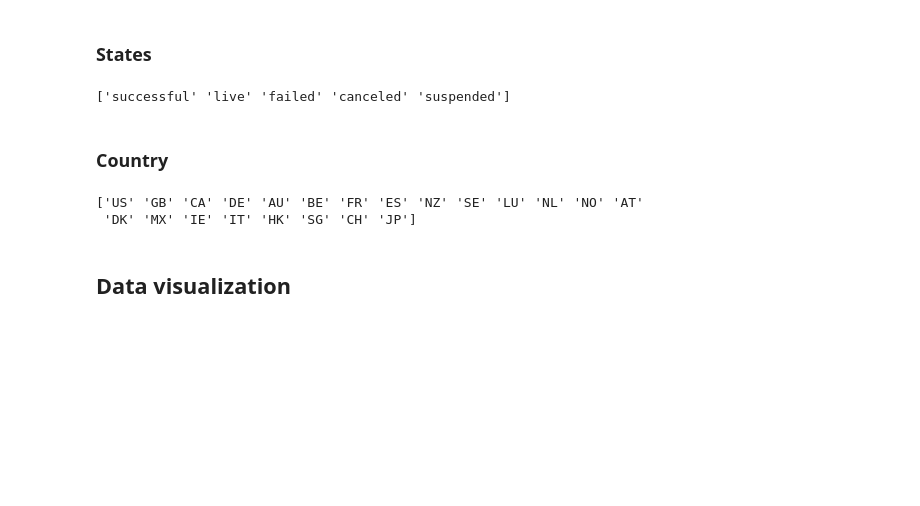
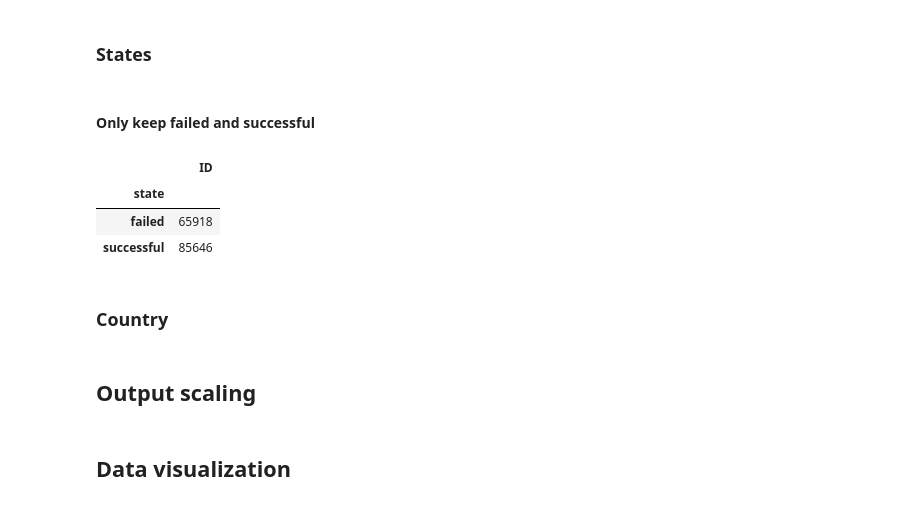
Before and after one commit to Strongkong/Deep-Learning-HW, a Jupyter notebook: ksnotebook.ipynb, the cells around one changed output. Drawn from its saved outputs; the diff is of its cells as text; code cells hidden in the pictures; blank space fills up the shorter version.

```diff
--- a/ksnotebook.ipynb
+++ b/ksnotebook.ipynb
@@ -142,0 +145,3 @@ df = df.rename(columns=lambda x: x.strip())
+# %%
+# not necessary: spotlight, staff_pick, goal, usd pledged, pledged
+df = df[['blurb', 'ID', 'name', 'category', 'main_category', 'currency', 'deadline', 'usd_goal_real', 'launched', 'usd_pledged_real', 'state', 'backers', 'country']]
@@ -201,6 +185,6 @@ print(currencies)
 ### States
 # %%
 states = df.state.unique()
-print(states)
+# print(states)
-# %% [output]
-['successful' 'live' 'failed' 'canceled' 'suspended']
+# %% [markdown]
+#### Only keep failed and successful
@@ -207,8 +197,14 @@ print(states)
+# %%
+df.groupby('state').count()[['ID']]
+# %% [output]
+|  | ID |
+| state |  |
+| failed | 65918 |
+| successful | 85646 |
 # %% [markdown]
 ### Country
 # %%
 countries = df.country.unique()
-print(countries)
+# print(countries)
-# %% [output]
-['US' 'GB' 'CA' 'DE' 'AU' 'BE' 'FR' 'ES' 'NZ' 'SE' 'LU' 'NL' 'NO' 'AT'
- 'DK' 'MX' 'IE' 'IT' 'HK' 'SG' 'CH' 'JP']
+# %% [markdown]
+## Output scaling
```
Also changed, not shown: parts of 79 cells of this notebook.
